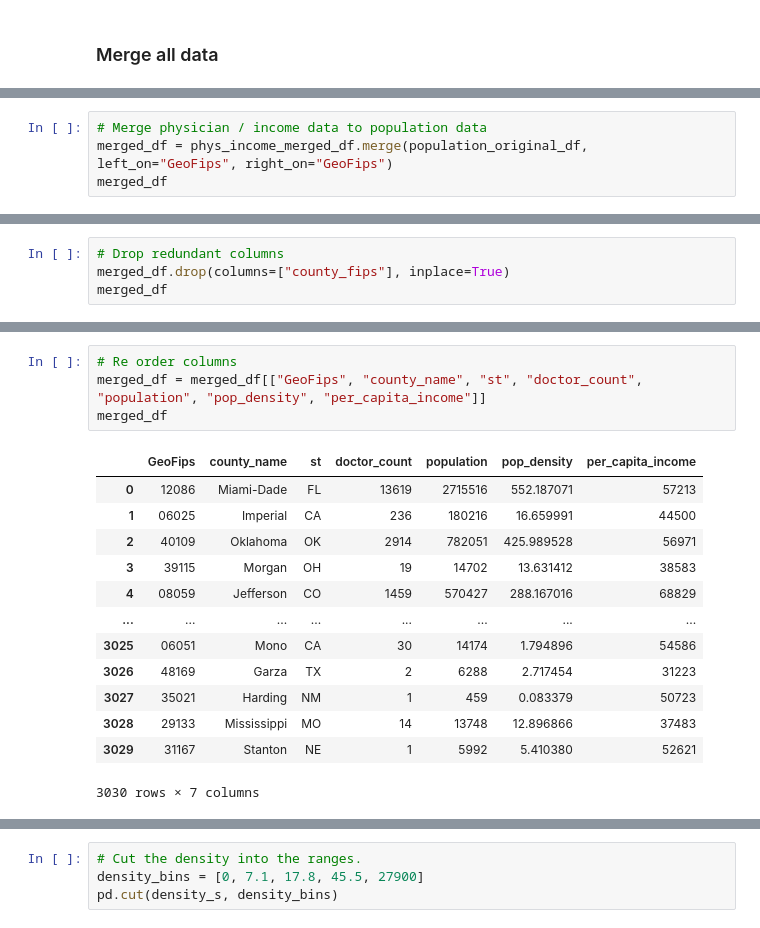
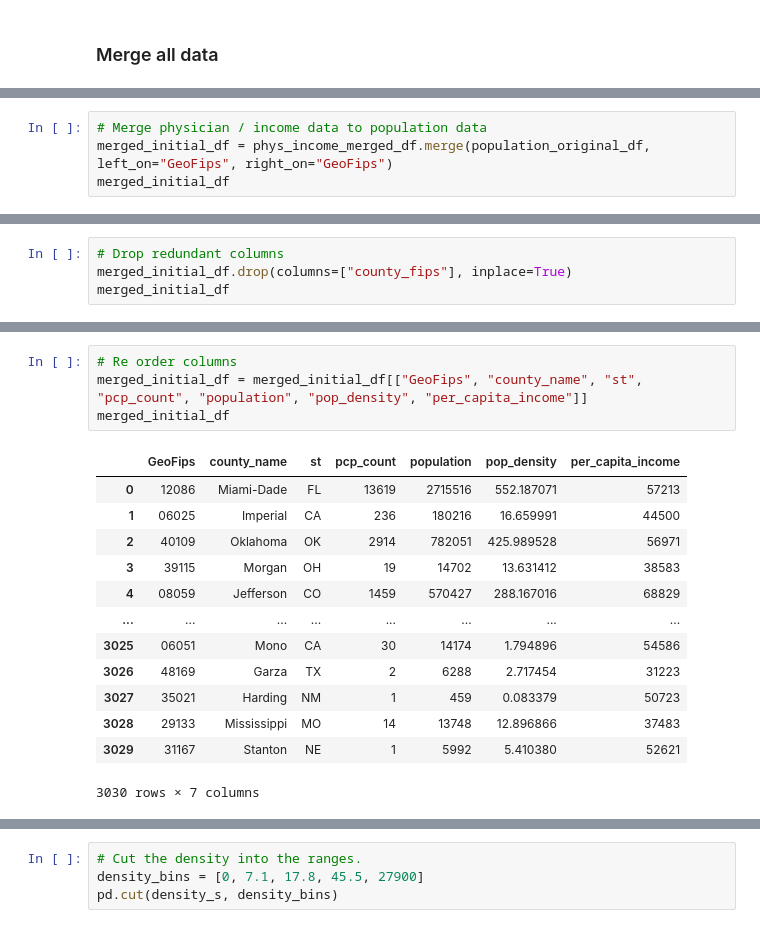
Before and after one commit to JacquelineCl/group_project, a Jupyter notebook: Merged_Data.ipynb, the cells around one changed output, grey strips where cells are left out. Cells and saved outputs as stored; diff of their text form.

```diff
--- a/Merged_Data.ipynb
+++ b/Merged_Data.ipynb
@@ -164,6 +165,6 @@ phys_income_merged_df
 3030 rows × 6 columns
 # %%
 # Merge physician / income data to population data
-merged_df = phys_income_merged_df.merge(population_original_df, left_on="GeoFips", right_on="GeoFips")
-merged_df
+merged_initial_df = phys_income_merged_df.merge(population_original_df, left_on="GeoFips", right_on="GeoFips")
+merged_initial_df
 # %% [output]
@@ -195,6 +196,6 @@ pop_density          float64
 dtype: object
 # %%
 # Drop redundant columns
-merged_df.drop(columns=["county_fips"], inplace=True)
-merged_df
+merged_initial_df.drop(columns=["county_fips"], inplace=True)
+merged_initial_df
 # %% [output]
@@ -213,10 +214,10 @@ merged_df
 3030 rows × 7 columns
 # %%
 # Re order columns
-merged_df = merged_df[["GeoFips", "county_name", "st", "doctor_count", "population", "pop_density", "per_capita_income"]]
-merged_df
+merged_initial_df = merged_initial_df[["GeoFips", "county_name", "st", "pcp_count", "population", "pop_density", "per_capita_income"]]
+merged_initial_df
 # %% [output]
-|  | GeoFips | county_name | st | doctor_count | population | pop_density | per_capita_income |
+|  | GeoFips | county_name | st | pcp_count | population | pop_density | per_capita_income |
 | 0 | 12086 | Miami-Dade | FL | 13619 | 2715516 | 552.187071 | 57213 |
 | 1 | 06025 | Imperial | CA | 236 | 180216 | 16.659991 | 44500 |
 | 2 | 40109 | Oklahoma | OK | 2914 | 782051 | 425.989528 | 56971 |
```
Also changed, not shown: parts of 32 cells of this notebook, 4 other files.
